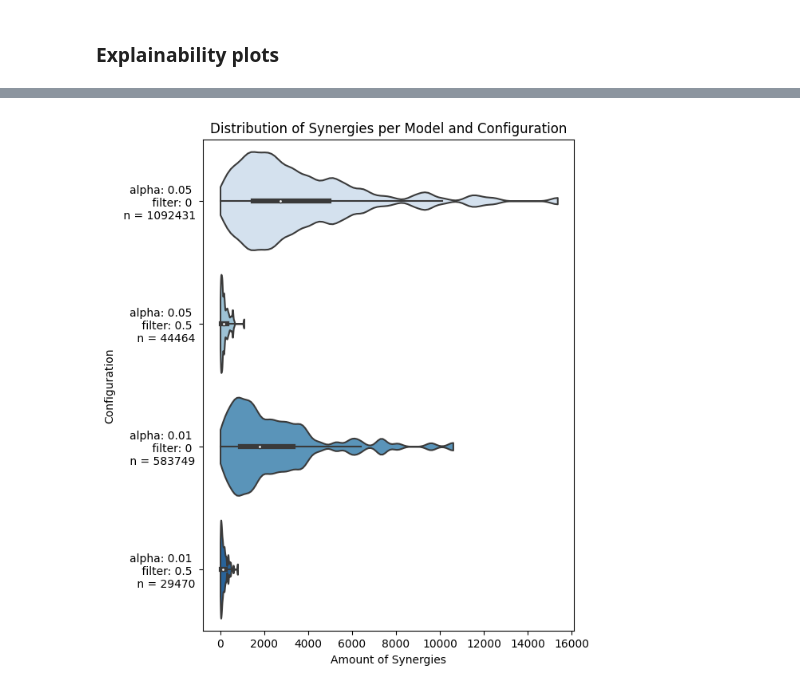
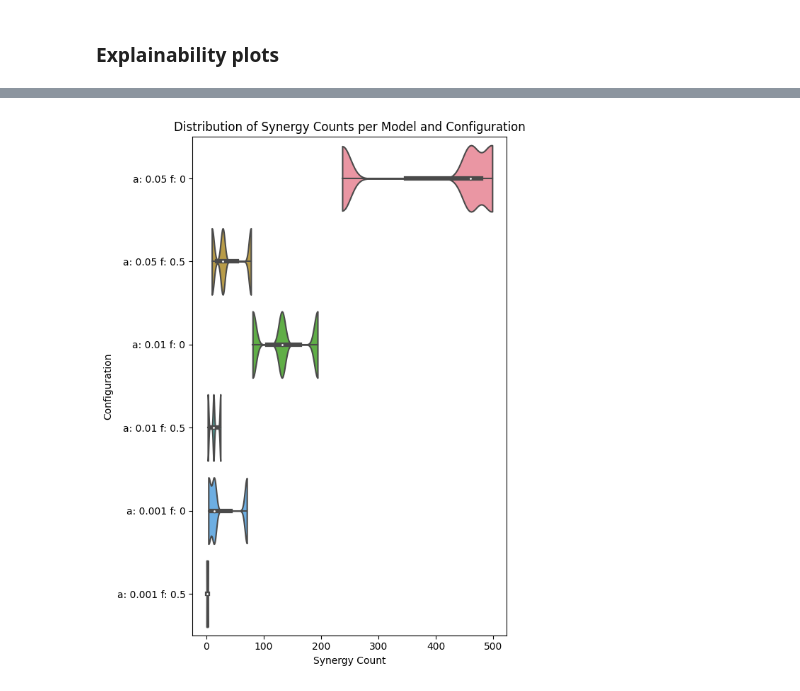
Before and after one commit to Yatish0833/multiomics-synergies, a Jupyter notebook: snakemake/plots.ipynb, the cells around one changed output, grey strips where cells are left out. Saved outputs shown, nothing was run; the diff lists cells and outputs as text; code cells hidden in the pictures.

```diff
--- a/snakemake/plots.ipynb
+++ b/snakemake/plots.ipynb
@@ -35,17 +75,25 @@ a: 0.01 f: 0.5      29470
 Name: count, dtype: int64
 # %%
 n = synergies.config.value_counts()
+# %%
+csiro_palette = ['#00B0F0', '#00A9CE', '#007377', '#1E22AA', '#6D2077']
+
+sns.set_palette(palette=csiro_palette)
+# %%
+model_4 = models[models.order ==4]
 # %%
 plt.rcParams['figure.figsize']=(6,8)
+plt.rcParams['figure.autolayout'] = True
 
-plot = sns.violinplot(models[models.order ==4], x="n_syn", y="config",orient="h", cut=0, scale="width", palette="Blues", bw=0.1)
-plot.set_title("Distribution of Synergies per Model and Configuration")
-plot.set(xlabel="Amount of Synergies", ylabel="Configuration")
+plot = sns.violinplot(model_4[["drug","n_syn","config"]].drop_duplicates(), x="n_syn", y="config",orient="h", cut=0, scale="width", bw=0.1)
+plot.set_title("Distribution of Synergy Counts per Model and Configuration")
+plot.set(xlabel="Synergy Count", ylabel="Configuration")
 plot.set_yticks(range(len(n)))
-plot.set_yticklabels([f'alpha: 0.05 \n filter: 0 \n n = {n[0]}', f'alpha: 0.05 \n filter: 0.5 \n n = {n[2]}', f'alpha: 0.01 \n filter: 0 \n n = {n[1]}', f'alpha: 0.01 \n filter: 0.5 \n n = {n[3]}'])
+# plot.set_yticklabels([f'alpha: 0.05 \n filter: 0 \n n = {n[0]}', f'alpha: 0.05 \n filter: 0.5 \n n = {n[2]}', f'alpha: 0.01 \n filter: 0 \n n = {n[1]}', f'alpha: 0.01 \n filter: 0.5 \n n = {n[3]}'])
+plt.savefig('img/synergy_count.png')
 plt.show()
 # %% [output]
-[figure, old version]
+[figure, new version]
 # %%
 len(set(models.drug))
 # %% [output]
```
Also changed, not shown: parts of 23 cells of this notebook, 6 other files.
